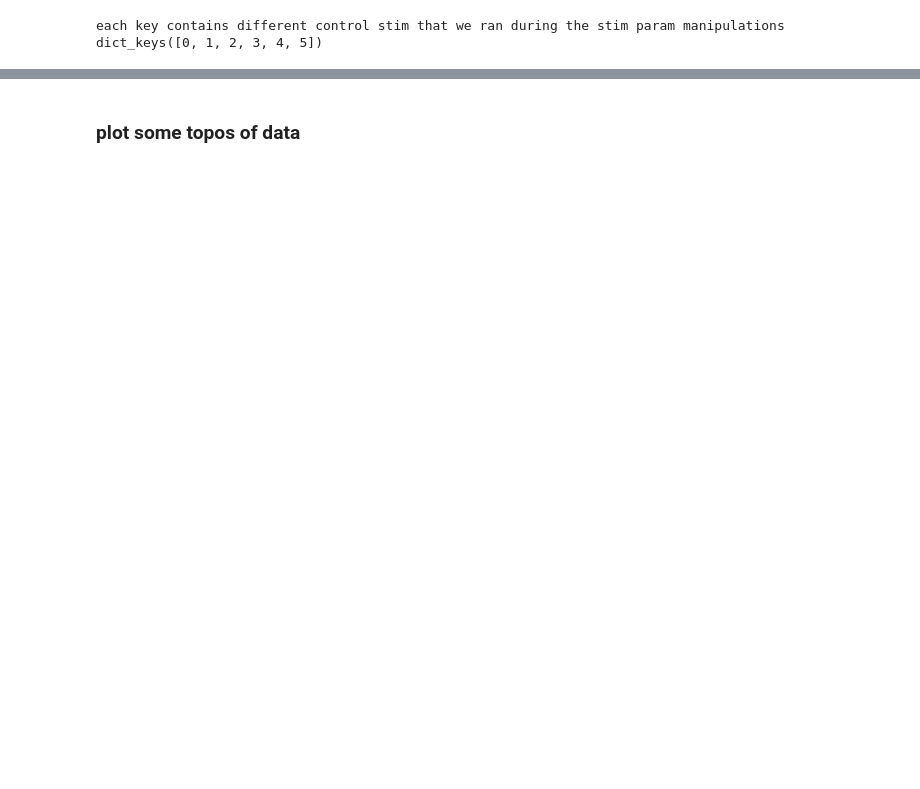
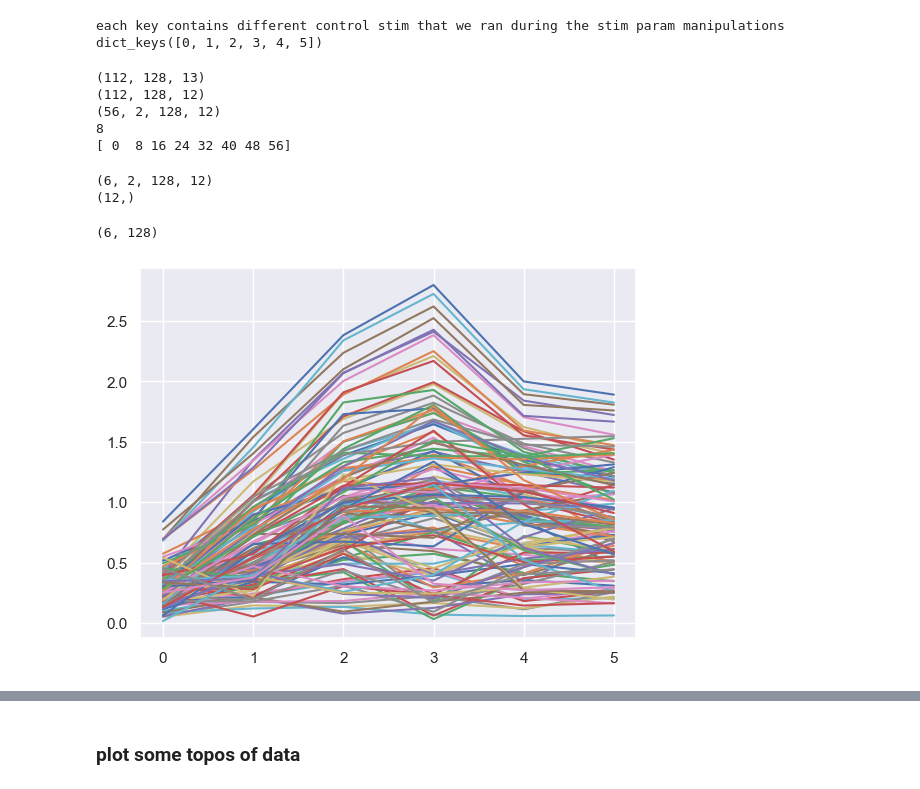
Before and after one commit to PatriciaNL/LTP_analysis, a Jupyter notebook: PythonScripts/ProcessingPipeline/StimMamipulationswTopos.ipynb, the cells around one changed output, grey strips where cells are left out. Saved outputs shown, nothing was run; the diff lists cells and outputs as text; code cells hidden in the pictures; blank space fills up the shorter version.

```diff
--- a/PythonScripts/ProcessingPipeline/StimMamipulationswTopos.ipynb
+++ b/PythonScripts/ProcessingPipeline/StimMamipulationswTopos.ipynb
@@ -51,3 +102,7 @@ FreqDataPerCo = {}
 for co in range(ExpConds):
     #print(MainData[co][0].shape)
     FreqDataPerCo[co] = MainData[co][0]
+# %%
+print(FreqDataPerCo.keys())
+for i in range(6):
+    print(FreqDataPerCo[i].shape)
@@ -68,0 +123,72 @@ for h in range(len(harmLab)):
+# %%
+x = FreqDataPerCo[0]
+
+
+print(x.shape)
+y = x[:,:,1:]
+print(y.shape)
+splitInd = int(np.shape(y)[0] / 2)
+# freq inds x real/imaginary x allchans x trials
+z = np.reshape(y,newshape = (splitInd,2,128,12),order = 'A')
+print(z.shape)
+
+binCuts = int(56/7)
+print(binCuts)
+# freqInds = int(np.shape(z)[0] / 8)
+# print(f'freqs {freqInds}')
+
+bc_inds = np.arange(0,56+7,binCuts)
+print(bc_inds)
+# %% [output]
+(112, 128, 13)
+(112, 128, 12)
+(56, 2, 128, 12)
+8
+[ 0  8 16 24 32 40 48 56]
+# %%
+sortMe = {}
+for bc in range(8):
+    sortMe[bc] = z[bc_inds[bc]:bc_inds[bc]+7,:,:,:]
+# %%
+CleanSignal = {}
+
+for cs in range(8):
+    preludeInc = sortMe[cs]
+    temp = preludeInc[1:,:,:,:]
+    CleanSignal[cs] = temp
+# %%
+b = CleanSignal[0]
+print(b.shape)
+
+
+print((b[0,0,101,:].shape))
+
+fillMe = np.zeros((6,128))
+
+for bb in range(6):
+    # print(f'bin iter #:{bb+1}')
+    for ch in range(128):
+        #print(f'bin iter #:{bb+1}, chanditer: {ch}')
+        mdIn = np.nanmean(b[bb,0,ch,:])
+        mi = np.nanmean(b[bb,1,ch,:])
+        hy = np.hypot(mdIn,mi)
+        fillMe[bb,ch] = hy
+
+# ch = 101
+# avgs_real = np.nanmean(b[:,0,ch,:]) ,
+# avgs_imag = np.nanmean(b[:,1,ch,:]) ,
+# print(avgs_real)
+# print(avgs_imag)
+# plt.plot(CleanSignal[0][:,0,72,:], color = 'black')
+# plt.plot(CleanSignal[0][:,1,72,:], color = 'orange')
+# %% [output]
+(6, 2, 128, 12)
+(12,)
+# %%
+print(fillMe.shape)
+
+for i in range(128):
+    plt.plot(fillMe[:,i])
+# %% [output]
+(6, 128)
+[figure, added]
```
Also changed, not shown: parts of 35 cells of this notebook, 2 other files.
